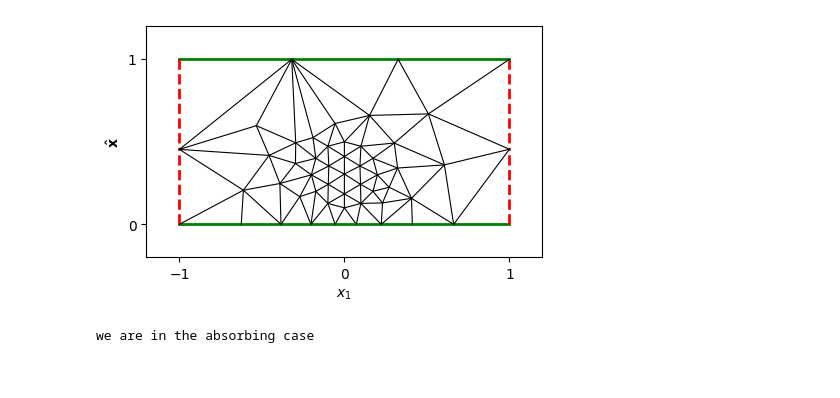
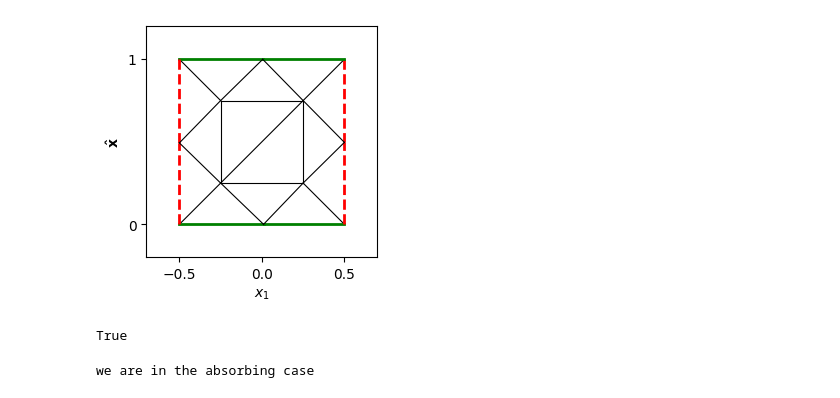
Before and after one commit to MPenaR/UWVFTrefftz, a Jupyter notebook: src/test_blocks.ipynb, the cells around one changed output. Cells and saved outputs as stored; diff of their text form; code cells hidden in the pictures.

```diff
--- a/src/test_blocks.ipynb
+++ b/src/test_blocks.ipynb
@@ -5,21 +5,29 @@ from domains import Waveguide, ScattererShape, ScattererType
 import matplotlib.pyplot as plt
 # %%
 kappa = 8.
-R = 1
+R = 0.5
 H = 1.
-n_e = 1
-n_i = 4 + 16*1j
 
 Domain = Waveguide(R=R,H=H)
 
-Domain.add_scatterer(scatterer_shape=ScattererShape.CIRCLE, scatterer_type= ScattererType.ABSORBING, params=[(0,0.3*H), 0.2*H])
+
+L = 0.5*H
+# Domain.add_scatterer(scatterer_shape=ScattererShape.CIRCLE, scatterer_type= ScattererType.ABSORBING, params=[(0,0.3*H), 0.2*H])
+Domain.add_scatterer(scatterer_shape=ScattererShape.RECTANGLE, scatterer_type= ScattererType.ABSORBING, params=[(0,0.5*H), L, L])
 
 Domain.generate_mesh(h_max=H/1)
 Domain.plot_mesh()
 # %% [output]
-[figure, old version]
+[figure, new version]
 # %%
-Nth = 15
+Nth = 3
+n_e = 1
+n_i = 4 + 16*1j
+#n_i = -2
+
 V = TrefftzSpace(Domain=Domain, DOF_per_element=Nth, n= {"Omega_i" : n_i, "Omega_e" : n_e}, kappa=kappa, th0=0.)
+V.absorbing
+# %% [output]
+True
 # %%
 N_DtN = 15
```
Also changed, not shown: parts of 9 cells of this notebook, 4 other files.
